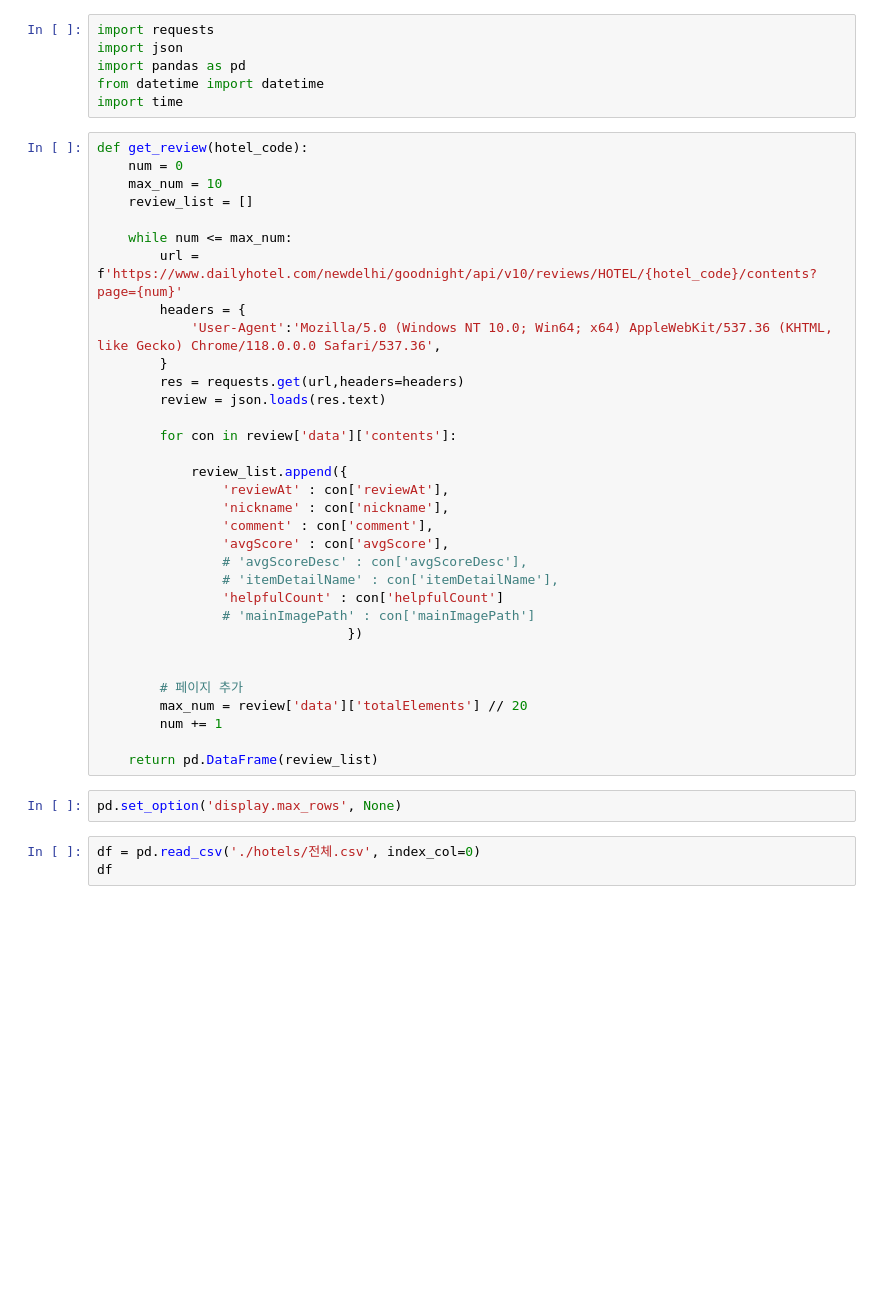
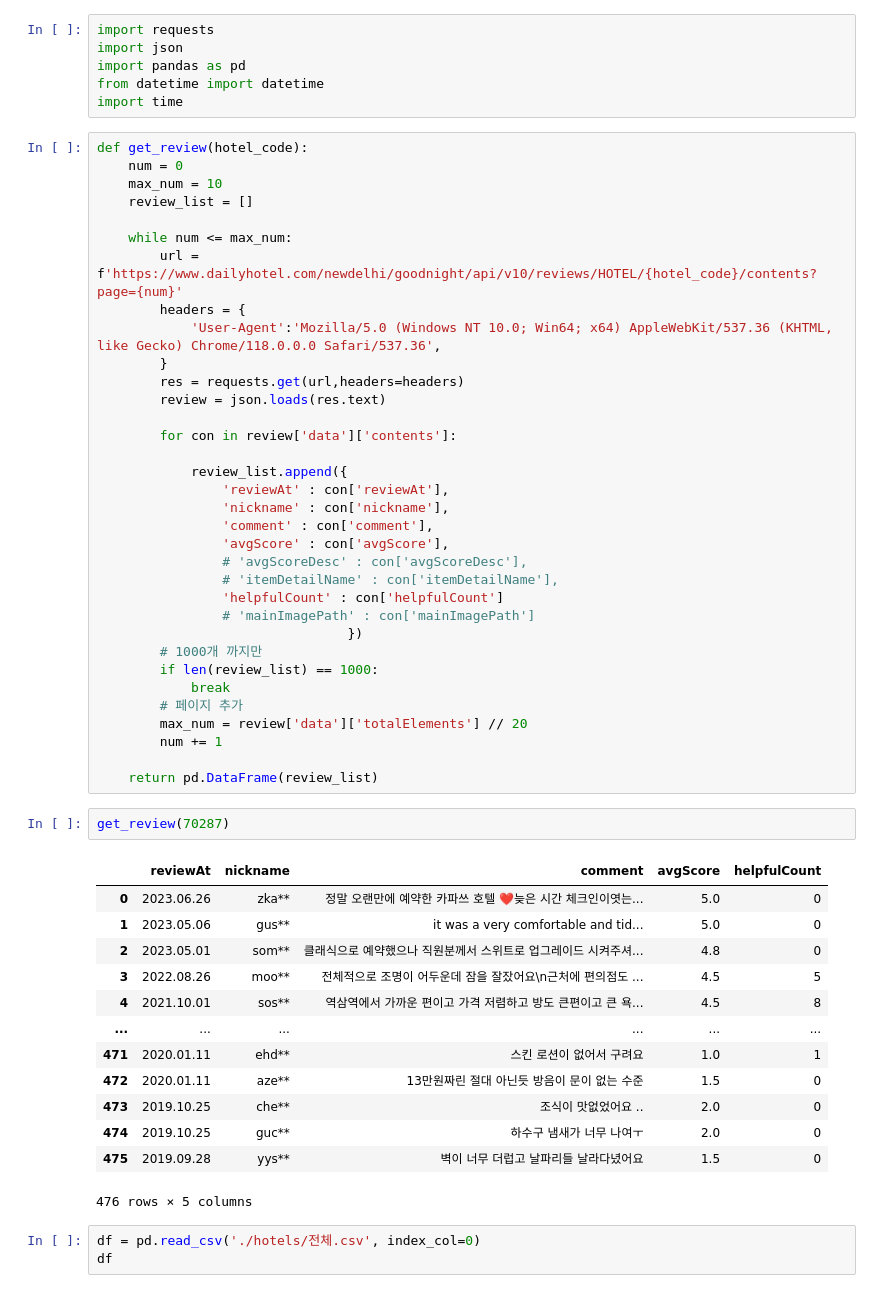
Before and after one commit to doxgxxn/final_crawl, a Jupyter notebook: 03_hotels_review.ipynb, the cells around one changed output. Drawn from its saved outputs; the diff is of its cells as text; blank space fills up the shorter version.

```diff
--- a/03_hotels_review.ipynb
+++ b/03_hotels_review.ipynb
@@ -30,15 +30,30 @@ def get_review(hotel_code):
                 'helpfulCount' : con['helpfulCount']
                 # 'mainImagePath' : con['mainImagePath']
                                 })
-
-
+        # 1000개 까지만
+        if len(review_list) == 1000:
+            break
         # 페이지 추가
         max_num = review['data']['totalElements'] // 20
         num += 1
 
     return pd.DataFrame(review_list)
-# %%
-pd.set_option('display.max_rows', None)
+# %%
+get_review(70287)
+# %% [output]
+|  | reviewAt | nickname | comment | avgScore | helpfulCount |
+| 0 | 2023.06.26 | zka** | 정말 오랜만에 예약한 카파쓰 호텔 ❤️늦은 시간 체크인이엿는... | 5.0 | 0 |
+| 1 | 2023.05.06 | gus** | it was a very comfortable and tid... | 5.0 | 0 |
+| 2 | 2023.05.01 | som** | 클래식으로 예약했으나 직원분께서 스위트로 업그레이드 시켜주셔... | 4.8 | 0 |
+| 3 | 2022.08.26 | moo** | 전체적으로 조명이 어두운데 잠을 잘잤어요\n근처에 편의점도 ... | 4.5 | 5 |
+| 4 | 2021.10.01 | sos** | 역삼역에서 가까운 편이고 가격 저렴하고 방도 큰편이고 큰 욕... | 4.5 | 8 |
+| ... | ... | ... | ... | ... | ... |
+| 471 | 2020.01.11 | ehd** | 스킨 로션이 없어서 구려요 | 1.0 | 1 |
+| 472 | 2020.01.11 | aze** | 13만원짜린 절대 아닌듯 방음이 문이 없는 수준 | 1.5 | 0 |
+| 473 | 2019.10.25 | che** | 조식이 맛없었어요 .. | 2.0 | 0 |
+| 474 | 2019.10.25 | guc** | 하수구 냄새가 너무 나여ㅜ | 2.0 | 0 |
+| 475 | 2019.09.28 | yys** | 벽이 너무 더럽고 날파리들 날라다녔어요 | 1.5 | 0 |
+476 rows × 5 columns
 # %%
 df = pd.read_csv('./hotels/전체.csv', index_col=0)
 df
```
Also changed, not shown: parts of 13 cells of this notebook, 14 other files.
